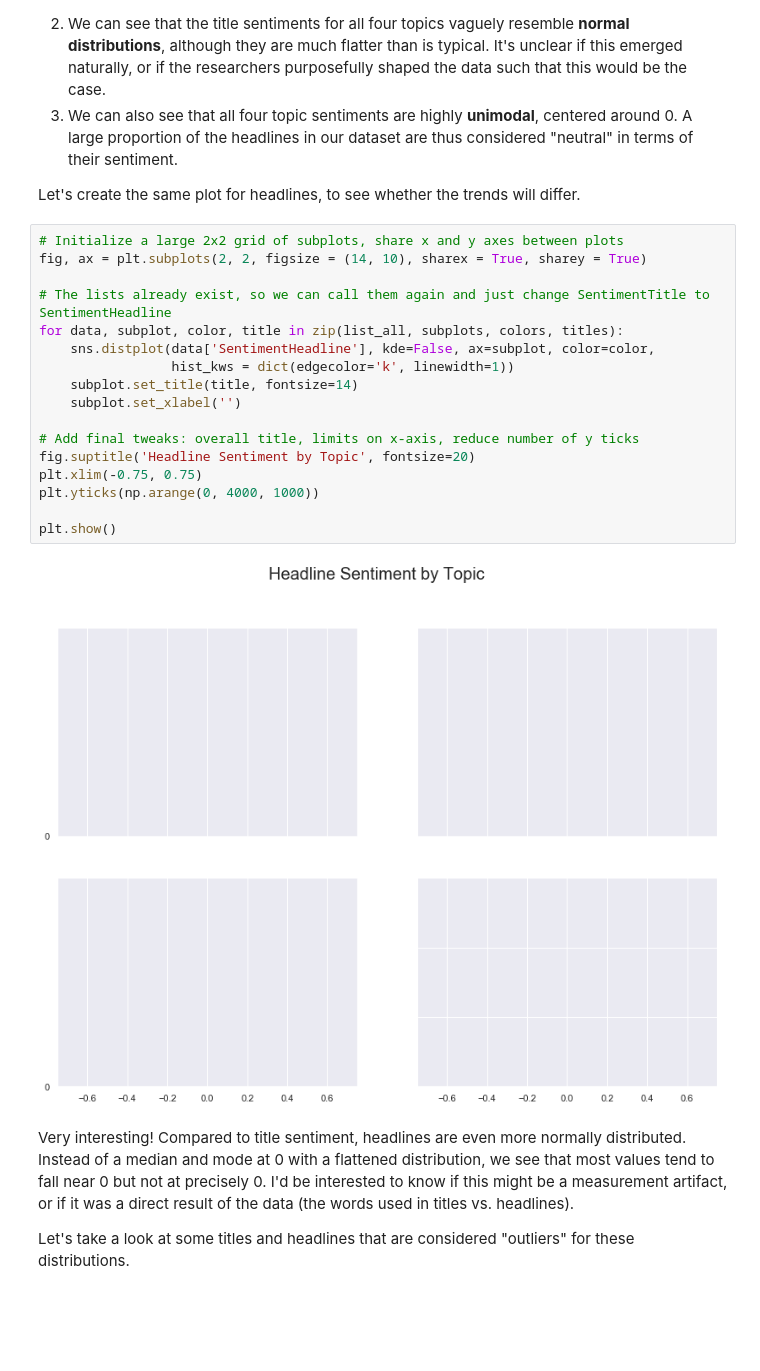
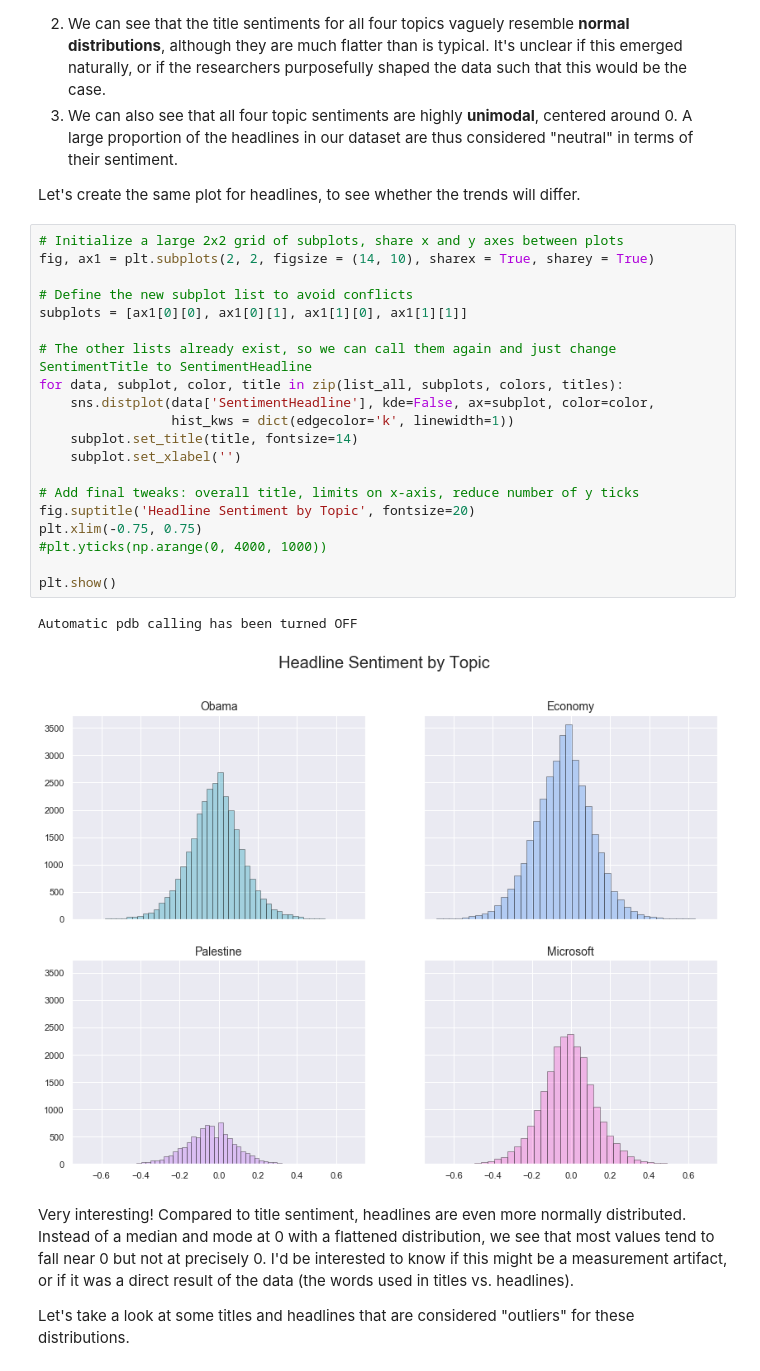
Before and after one commit to chambliss/Notebooks, a Jupyter notebook: News_Analysis_EDA.ipynb, the cells around one changed output. Cells and saved outputs as stored; diff of their text form; blank space fills up the shorter version.

```diff
--- a/News_Analysis_EDA.ipynb
+++ b/News_Analysis_EDA.ipynb
@@ -87,23 +88,27 @@ This plot gives us a lot of valuable information about title sentiment in our da
 Let's create the same plot for headlines, to see whether the trends will differ.
 # %%
 # Initialize a large 2x2 grid of subplots, share x and y axes between plots
-fig, ax = plt.subplots(2, 2, figsize = (14, 10), sharex = True, sharey = True)
+fig, ax1 = plt.subplots(2, 2, figsize = (14, 10), sharex = True, sharey = True)
 
-# The lists already exist, so we can call them again and just change SentimentTitle to SentimentHeadline
+# Define the new subplot list to avoid conflicts
+subplots = [ax1[0][0], ax1[0][1], ax1[1][0], ax1[1][1]]
+
+# The other lists already exist, so we can call them again and just change SentimentTitle to SentimentHeadline
 for data, subplot, color, title in zip(list_all, subplots, colors, titles):
     sns.distplot(data['SentimentHeadline'], kde=False, ax=subplot, color=color,
                  hist_kws = dict(edgecolor='k', linewidth=1))
     subplot.set_title(title, fontsize=14)
     subplot.set_xlabel('')
 
 # Add final tweaks: overall title, limits on x-axis, reduce number of y ticks
 fig.suptitle('Headline Sentiment by Topic', fontsize=20)
 plt.xlim(-0.75, 0.75)
-plt.yticks(np.arange(0, 4000, 1000))
+#plt.yticks(np.arange(0, 4000, 1000))
 
 plt.show()
 # %% [output]
+Automatic pdb calling has been turned OFF
-[figure, old version]
+[figure, new version]
 # %% [markdown]
 Very interesting! Compared to title sentiment, headlines are even more normally distributed. Instead of a median and mode at 0 with a flattened distribution, we see that most values tend to fall near 0 but not at precisely 0. I'd be interested to know if this might be a measurement artifact, or if it was a direct result of the data (the words used in titles vs. headlines).
 
```
Also changed, not shown: parts of 1 cell of this notebook.
